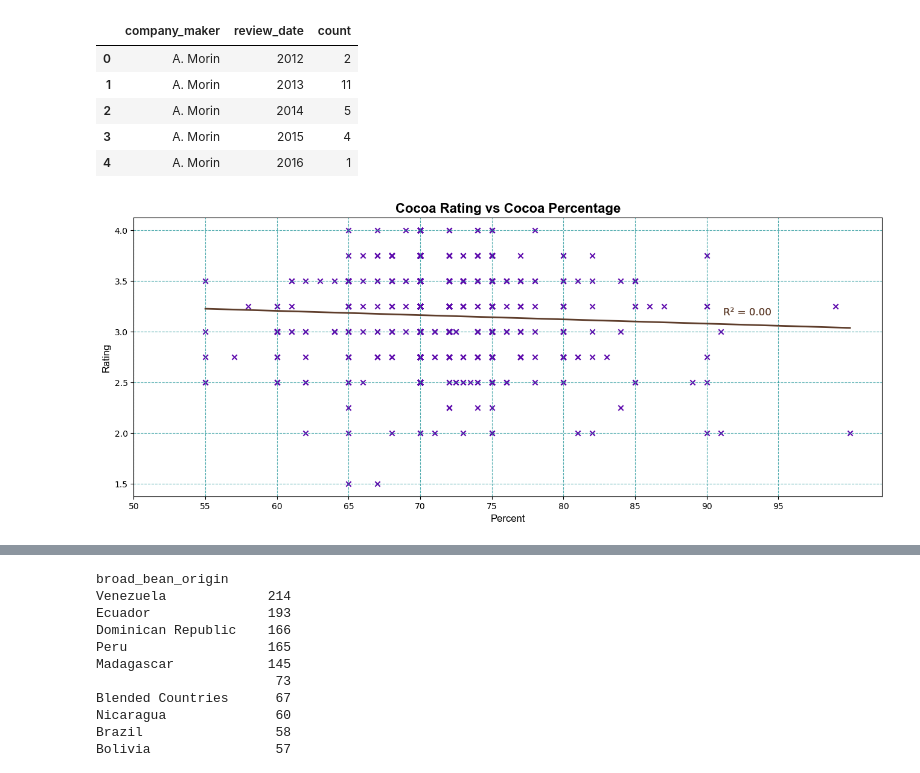
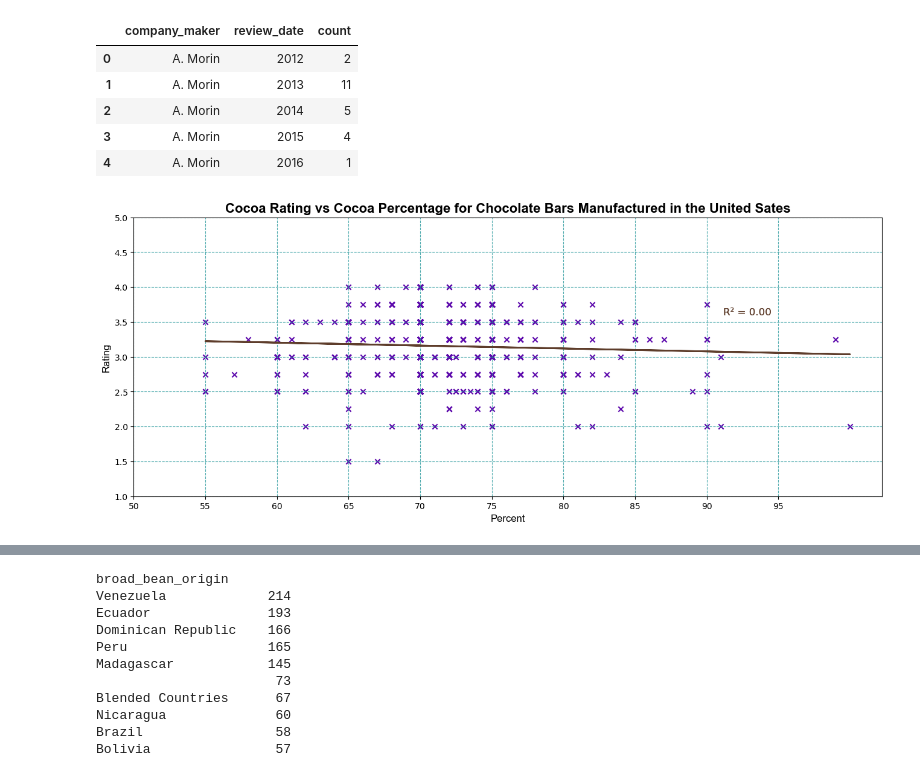
Before and after one commit to mmitry/project-1-group-02, a Jupyter notebook: Final Documents/chocolate-bar--ratings.ipynb, the cells around one changed output, grey strips where cells are left out. Cells and saved outputs as stored; diff of their text form; code cells hidden in the pictures.

```diff
--- a/Final Documents/chocolate-bar--ratings.ipynb
+++ b/Final Documents/chocolate-bar--ratings.ipynb
@@ -376,41 +376,38 @@ company_reviews.head()
 # Sort Cocoa Percentage for US only
 us_chocolate = df_cleaned[df_cleaned['company_location'].isin(['U.S.A.'])]
 # %%
-us_chocolate = us_chocolate.sort_values(by='cocoa_percent', ascending=True)
-# Build scatter plot for latitude vs. temperature
+
+
 # make a scatter plot
 # Change Canvas Size
 plt.figure(figsize=(16, 6))
 # Create a basic plot
 plt.scatter(us_chocolate.cocoa_percent, us_chocolate.rating, color="#5C08AC", marker="x")
 
 #regression line
 slope, intercept, rvalue, pvalue, stderr = linregress(us_chocolate.cocoa_percent, us_chocolate.rating)
 regression_line = slope * us_chocolate.cocoa_percent + intercept
 plt.plot(us_chocolate.cocoa_percent, regression_line, color="#5E3D2B", linewidth=2, label='Regression Line')
 r_squared = rvalue**2
 plt.text(0.82, 0.65, f'R² = {r_squared:.2f}', transform=plt.gca().transAxes, fontsize=12, color="#5E3D2B", ha='center')
 
 # Customizations
 ticks = np.arange(50, 100, 5)
 plt.xticks(ticks)
 # Change colors
 # Add in reference lines
 # Add Labels/Title
+plt.ylim(1,5)
 plt.xlabel("Percent", fontfamily="Arial", fontsize=12)
 plt.ylabel("Rating", fontfamily="Arial", fontsize=12)
-plt.title("Cocoa Rating vs Cocoa Percentage", fontweight="bold", fontsize=16, fontfamily="Arial")
+plt.title("Cocoa Rating vs Cocoa Percentage for Chocolate Bars Manufactured in the United Sates", fontweight="bold", fontsize=16, fontfamily="Arial")
 # Add in a background grid
 plt.grid(linestyle="--", color="#199296", alpha=0.75)
 plt.text(0.82, 0.65, f'R² = {r_squared:.2f}', transform=plt.gca().transAxes, fontsize=12, color="#5E3D2B", ha='center')
-
-# Save chart as image
-plt.savefig("cocoa_rating_vs_cocoa_percentage.png")
-
 # Show plot
 plt.show()
 # %% [output]
-[figure, old version]
+[figure, new version]
 # %%
 print(r_squared)
 # %% [output]
```
Also changed, not shown: parts of 12 cells of this notebook, 21 other files.
